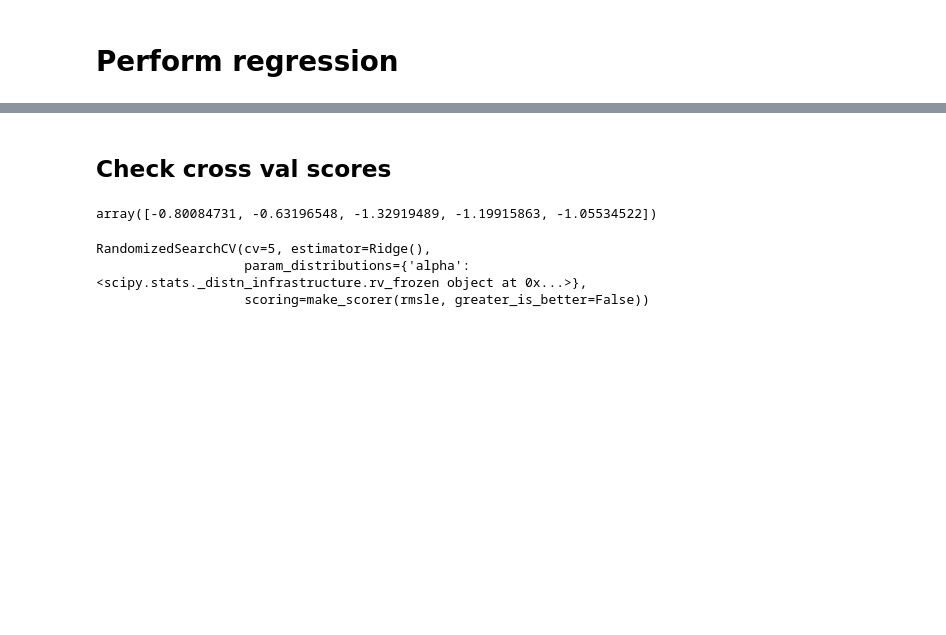
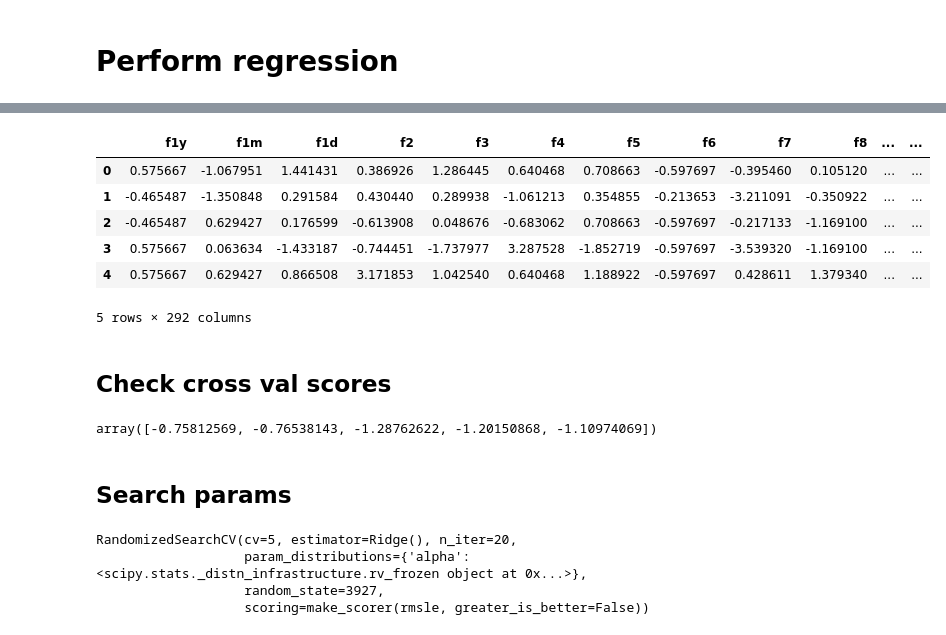
Before and after one commit to scikodot/msu-share, a Jupyter notebook: ml/competition02/competition02.ipynb, the cells around one changed output, grey strips where cells are left out. Saved outputs shown, nothing was run; the diff lists cells and outputs as text; code cells hidden in the pictures; blank space fills up the shorter version.

```diff
--- a/ml/competition02/competition02.ipynb
+++ b/ml/competition02/competition02.ipynb
@@ -411,3 +503,13 @@ regressor = Ridge()
+# %%
+X_test_tr.head()
+# %% [output]
+|  | f1y | f1m | f1d | f2 | f3 | f4 | f5 | f6 | f7 | f8 | ... | ... |
+| 0 | 0.575667 | -1.067951 | 1.441431 | 0.386926 | 1.286445 | 0.640468 | 0.708663 | -0.597697 | -0.395460 | 0.105120 | ... | ... |
+| 1 | -0.465487 | -1.350848 | 0.291584 | 0.430440 | 0.289938 | -1.061213 | 0.354855 | -0.213653 | -3.211091 | -0.350922 | ... | ... |
+| 2 | -0.465487 | 0.629427 | 0.176599 | -0.613908 | 0.048676 | -0.683062 | 0.708663 | -0.597697 | -0.217133 | -1.169100 | ... | ... |
+| 3 | 0.575667 | 0.063634 | -1.433187 | -0.744451 | -1.737977 | 3.287528 | -1.852719 | -0.597697 | -3.539320 | -1.169100 | ... | ... |
+| 4 | 0.575667 | 0.629427 | 0.866508 | 3.171853 | 1.042540 | 0.640468 | 1.188922 | -0.597697 | 0.428611 | 1.379340 | ... | ... |
+5 rows × 292 columns
 # %% [markdown]
 ## Check cross val scores
 # %%
@@ -421,10 +523,12 @@ def rmsle(y, y_pred, **kwargs):
 
 rmsle_scorer = make_scorer(rmsle, greater_is_better=False)
 
-scores = cross_val_score(regressor, X_train, y_train, cv=5, scoring=rmsle_scorer)
+scores = cross_val_score(regressor, X_train_tr, y_train, cv=5, scoring=rmsle_scorer)
 scores
 # %% [output]
-array([-0.80084731, -0.63196548, -1.32919489, -1.19915863, -1.05534522])
+array([-0.75812569, -0.76538143, -1.28762622, -1.20150868, -1.10974069])
+# %% [markdown]
+## Search params
 # %%
 from sklearn.model_selection import RandomizedSearchCV
 from scipy.stats import loguniform
@@ -434,8 +538,9 @@ rscv = RandomizedSearchCV(regressor, params, scoring=rmsle_scorer, refit=True, c
 # %%
-rscv.fit(X_train, y_train)
+rscv.fit(X_train_tr, y_train)
 # %% [output]
-RandomizedSearchCV(cv=5, estimator=Ridge(),
+RandomizedSearchCV(cv=5, estimator=Ridge(), n_iter=20,
                    param_distributions={'alpha': <scipy.stats._distn_infrastructure.rv_frozen object at 0x...>},
+                   random_state=3927,
                    scoring=make_scorer(rmsle, greater_is_better=False))
 # %%
 rscv.best_params_
```
Also changed, not shown: parts of 42 cells of this notebook, 1 other file.
